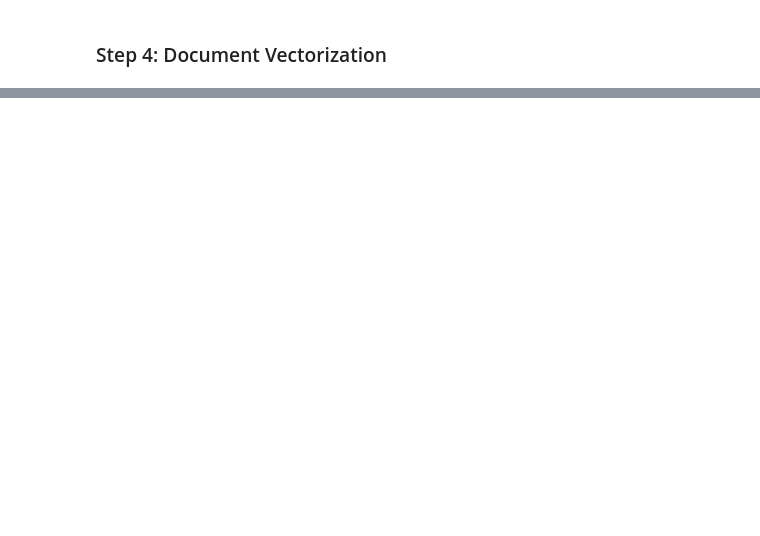
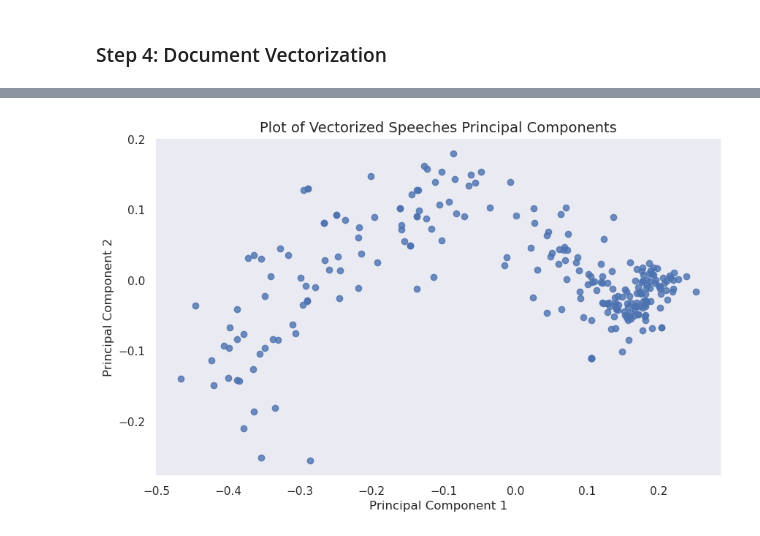
Before and after one commit to UCB-stat-159-f25/proj02-group04, a Jupyter notebook: nlp-P02.ipynb, the cells around one changed output, grey strips where cells are left out. Cells and saved outputs as stored; diff of their text form; code cells hidden in the pictures; blank space fills up the shorter version.

```diff
--- a/nlp-P02.ipynb
+++ b/nlp-P02.ipynb
@@ -211,13 +309,18 @@ We see 2023 uses more economy-focused language (e.g., job, pay), whereas 2019 em
 ### Step 4: Document Vectorization
 # %%
 from sklearn.feature_extraction.text import TfidfVectorizer
-
-# first, train TfIdf vectorizer on the speech text
-tfidf = TfidfVectorizer(stop_words="english")
-tfidf_matrix = tfidf.fit_transform(sou_21cen["Text"])   # (docs × features)
-
-# second, obtain feature vectors
-feature_names = tfidf.get_feature_names_out()
-tfidf_df = pd.DataFrame(tfidf_matrix.toarray(),
-                        columns=feature_names,
-                        index=sou_21cen["Year"])
+# Convert speech text column into a list of documents
+raw_docs = sou["Text"].to_list()
+# Create and fit the TF-IDF vectorizer on the speeches
+tfidf_model = TfidfVectorizer()
+tfidf_vectors = tfidf_model.fit_transform(raw_documents=raw_docs)
+# Get the list of vocabulary words learned by TF-IDF
+feature_names = tfidf_model.get_feature_names_out()
+tfidf_dense = tfidf_vectors.toarray()
+# Turn the TF-IDF results into a DataFrame
+tfidf_df = pd.DataFrame(
+    tfidf_dense,
+    columns=feature_names,
+    index=sou["Year"]
+)
+tfidf_df
@@ -235,0 +342,9 @@ tfidf_df.head()
+# %%
+pca = PCA(n_components=2)
+pca_result = pca.fit_transform(tfidf_df)
+pca_df = pd.DataFrame(
+    pca_result,
+    columns=["PC1", "PC2"],
+    index=tfidf_df.index
+)
+pca_df
@@ -235,0 +366,11 @@ tfidf_df.head()
+# %%
+plt.figure(figsize=(10, 6))
+plt.scatter(pca_df["PC1"], pca_df["PC2"], alpha=0.8)
+
+plt.title("Plot of Vectorized Speeches Principal Components", fontsize=14)
+plt.xlabel("Principal Component 1")
+plt.ylabel("Principal Component 2")
+
+plt.show()
+# %% [output]
+[figure, added]
```
Also changed, not shown: parts of 17 cells of this notebook, 3 other files.
